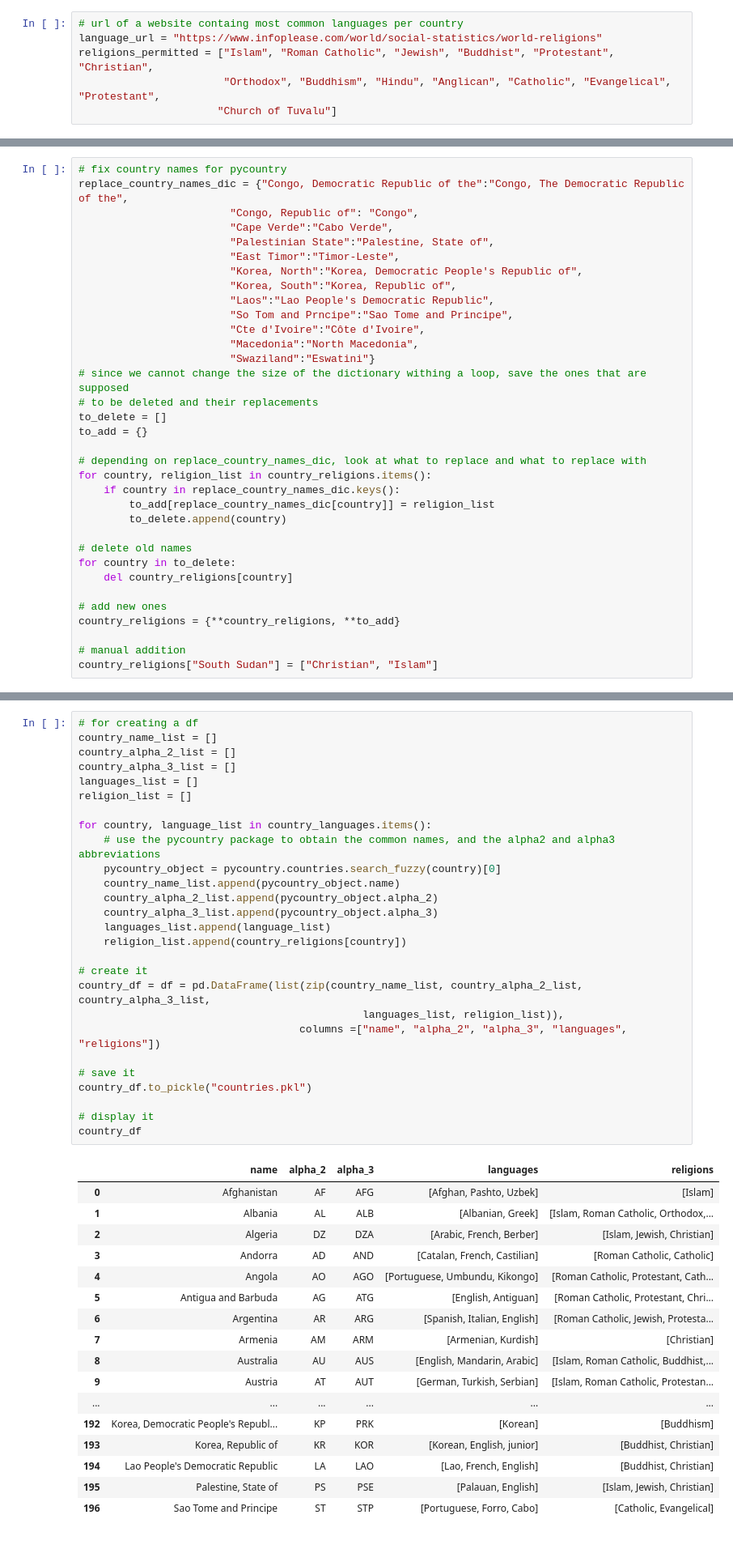
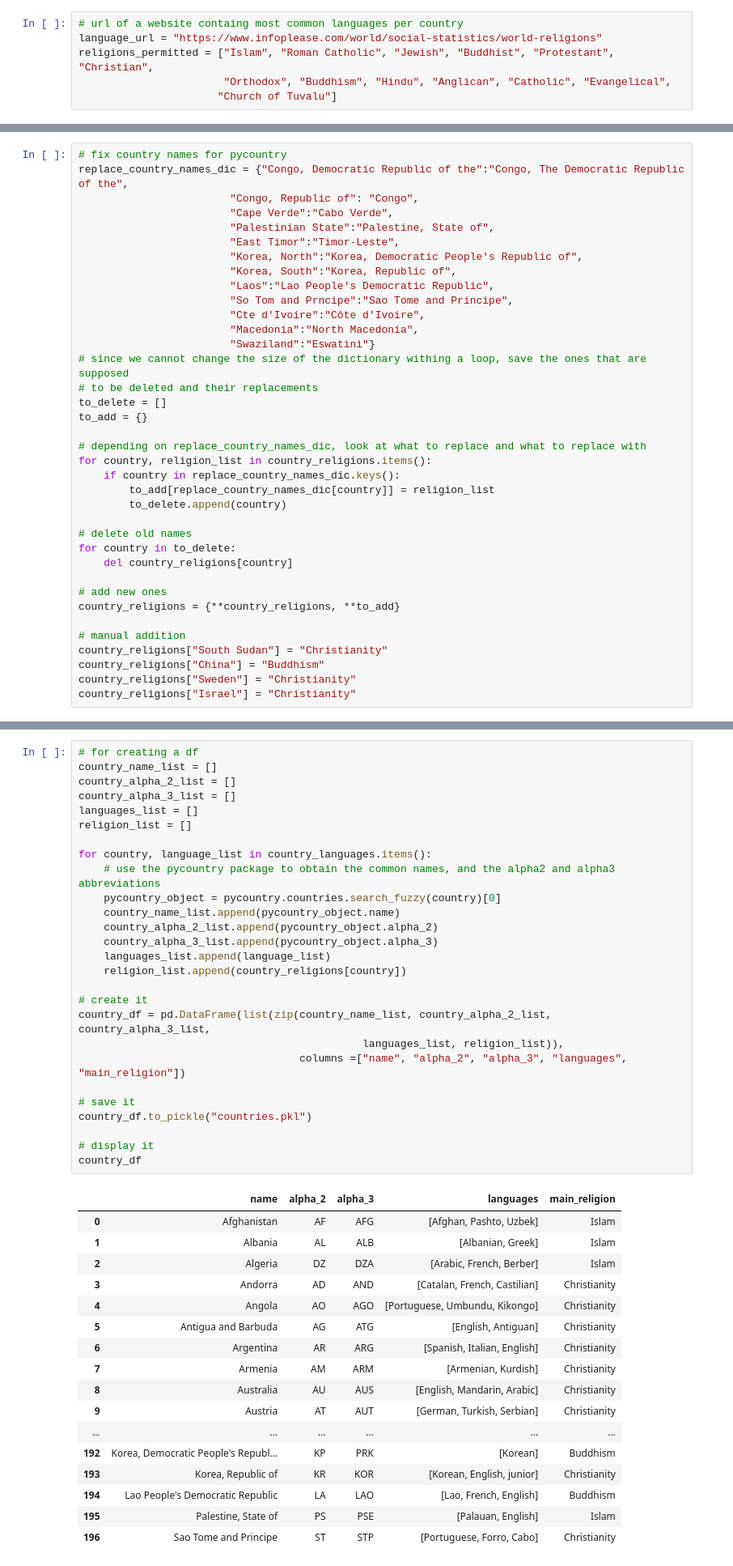
Before and after one commit to epfl-ada/ada-2020-project-milestone-p3-p3_, a Jupyter notebook: get_metadata_for_countries.ipynb, the cells around one changed output, grey strips where cells are left out. Shown: that part at 81% size. Cells and saved outputs as stored; diff of their text form.

Commit message:
religion fix, first steps rq4

```diff
--- a/get_metadata_for_countries.ipynb
+++ b/get_metadata_for_countries.ipynb
@@ -122,7 +122,7 @@ country_languages
 # url of a website containg most common languages per country
 language_url = "https://www.infoplease.com/world/social-statistics/world-religions"
 religions_permitted = ["Islam", "Roman Catholic", "Jewish", "Buddhist", "Protestant", "Christian",
-                       "Orthodox", "Buddhism", "Hindu", "Anglican", "Catholic", "Evangelical", "Protestant",
+                       "Orthodox", "Buddhism", "Hindu", "Anglican", "Catholic", "Evangelical",
                       "Church of Tuvalu"]
 # %%
 # get html page
@@ -200,51 +272,54 @@ for country in to_delete:
 country_religions = {**country_religions, **to_add}
 
 # manual addition
-country_religions["South Sudan"] = ["Christian", "Islam"]
+country_religions["South Sudan"] = "Christianity"
+country_religions["China"] = "Buddhism"
+country_religions["Sweden"] = "Christianity"
+country_religions["Israel"] = "Christianity"
 # %% [markdown]
 # Adding Languages and Religions to Dataframe
 # %%
 # for creating a df
 country_name_list = []
 country_alpha_2_list = []
 country_alpha_3_list = []
 languages_list = []
 religion_list = []
 
 for country, language_list in country_languages.items():
     # use the pycountry package to obtain the common names, and the alpha2 and alpha3 abbreviations
     pycountry_object = pycountry.countries.search_fuzzy(country)[0]
     country_name_list.append(pycountry_object.name)
     country_alpha_2_list.append(pycountry_object.alpha_2)
     country_alpha_3_list.append(pycountry_object.alpha_3)
     languages_list.append(language_list)
     religion_list.append(country_religions[country])
 
 # create it
-country_df = df = pd.DataFrame(list(zip(country_name_list, country_alpha_2_list, country_alpha_3_list,
+country_df = pd.DataFrame(list(zip(country_name_list, country_alpha_2_list, country_alpha_3_list,
                                              languages_list, religion_list)),
-                                   columns =["name", "alpha_2", "alpha_3", "languages", "religions"])
+                                   columns =["name", "alpha_2", "alpha_3", "languages", "main_religion"])
 
 # save it
 country_df.to_pickle("countries.pkl")
 
 # display it
 country_df
 # %% [output]
-|  | name | alpha_2 | alpha_3 | languages | religions |
-| 0 | Afghanistan | AF | AFG | [Afghan, Pashto, Uzbek] | [Islam] |
-| 1 | Albania | AL | ALB | [Albanian, Greek] | [Islam, Roman Catholic, Orthodox,... |
-| 2 | Algeria | DZ | DZA | [Arabic, French, Berber] | [Islam, Jewish, Christian] |
-| 3 | Andorra | AD | AND | [Catalan, French, Castilian] | [Roman Catholic, Catholic] |
-| 4 | Angola | AO | AGO | [Portuguese, Umbundu, Kikongo] | [Roman Catholic, Protestant, Cath... |
-| 5 | Antigua and Barbuda | AG | ATG | [English, Antiguan] | [Roman Catholic, Protestant, Chri... |
-| 6 | Argentina | AR | ARG | [Spanish, Italian, English] | [Roman Catholic, Jewish, Protesta... |
-| 7 | Armenia | AM | ARM | [Armenian, Kurdish] | [Christian] |
-| 8 | Australia | AU | AUS | [English, Mandarin, Arabic] | [Islam, Roman Catholic, Buddhist,... |
-| 9 | Austria | AT | AUT | [German, Turkish, Serbian] | [Islam, Roman Catholic, Protestan... |
+|  | name | alpha_2 | alpha_3 | languages | main_religion |
+| 0 | Afghanistan | AF | AFG | [Afghan, Pashto, Uzbek] | Islam |
+| 1 | Albania | AL | ALB | [Albanian, Greek] | Islam |
+| 2 | Algeria | DZ | DZA | [Arabic, French, Berber] | Islam |
+| 3 | Andorra | AD | AND | [Catalan, French, Castilian] | Christianity |
+| 4 | Angola | AO | AGO | [Portuguese, Umbundu, Kikongo] | Christianity |
+| 5 | Antigua and Barbuda | AG | ATG | [English, Antiguan] | Christianity |
+| 6 | Argentina | AR | ARG | [Spanish, Italian, English] | Christianity |
+| 7 | Armenia | AM | ARM | [Armenian, Kurdish] | Christianity |
+| 8 | Australia | AU | AUS | [English, Mandarin, Arabic] | Christianity |
+| 9 | Austria | AT | AUT | [German, Turkish, Serbian] | Christianity |
 | ... | ... | ... | ... | ... | ... |
-| 192 | Korea, Democratic People's Republ... | KP | PRK | [Korean] | [Buddhism] |
-| 193 | Korea, Republic of | KR | KOR | [Korean, English, junior] | [Buddhist, Christian] |
-| 194 | Lao People's Democratic Republic | LA | LAO | [Lao, French, English] | [Buddhist, Christian] |
-| 195 | Palestine, State of | PS | PSE | [Palauan, English] | [Islam, Jewish, Christian] |
-| 196 | Sao Tome and Principe | ST | STP | [Portuguese, Forro, Cabo] | [Catholic, Evangelical] |
+| 192 | Korea, Democratic People's Republ... | KP | PRK | [Korean] | Buddhism |
+| 193 | Korea, Republic of | KR | KOR | [Korean, English, junior] | Christianity |
+| 194 | Lao People's Democratic Republic | LA | LAO | [Lao, French, English] | Buddhism |
+| 195 | Palestine, State of | PS | PSE | [Palauan, English] | Islam |
+| 196 | Sao Tome and Principe | ST | STP | [Portuguese, Forro, Cabo] | Christianity |
```
Also changed, not shown: parts of 1 cell of this notebook, 2 other files.
